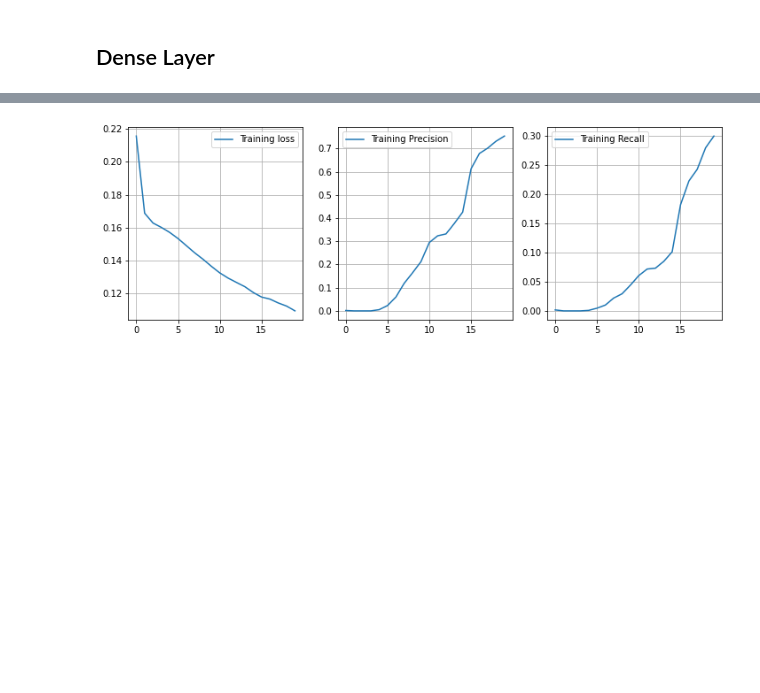
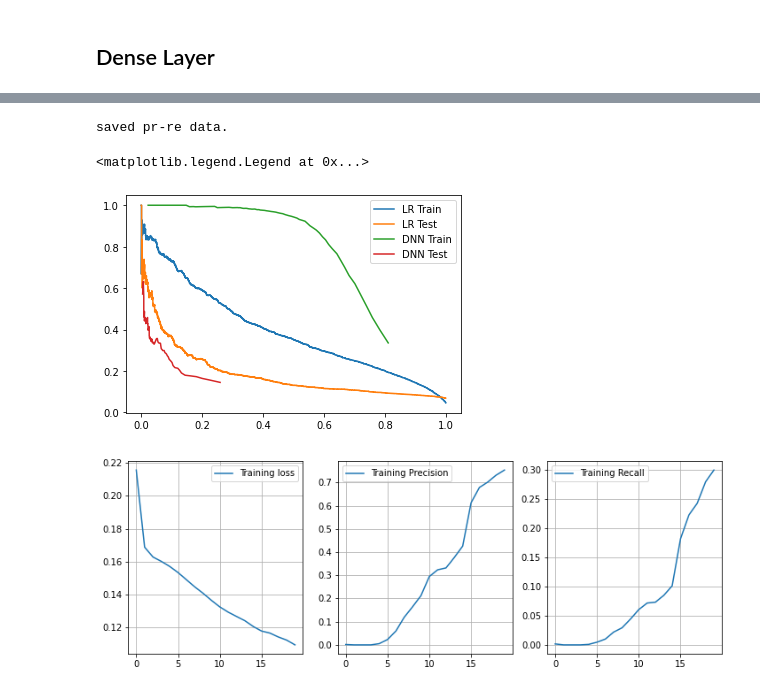
Before and after one commit to kungchinglin/erdos_bootcamp_2021, a Jupyter notebook: 03_predictive_models/modeling_GSK_7_Neural_Net.ipynb, the cells around one changed output, grey strips where cells are left out. Drawn from its saved outputs; the diff is of its cells as text; code cells hidden in the pictures; blank space fills up the shorter version.

```diff
--- a/03_predictive_models/modeling_GSK_7_Neural_Net.ipynb
+++ b/03_predictive_models/modeling_GSK_7_Neural_Net.ipynb
@@ -273,3 +416,24 @@ None
+# %%
+save_pr_data(model1, X_train, y_train, "pr_re_train_DNN.dat")
+save_pr_data(model1, X_test, y_test, "pr_re_test_DNN.dat")
+# %% [output]
+saved pr-re data.
+# %%
+pr_LR_train = np.loadtxt('pr_re_train.dat')
+pr_LR_test = np.loadtxt('pr_re_test.dat')
+pr_DN_train = np.loadtxt('pr_re_train_DNN.dat')
+pr_DN_test = np.loadtxt('pr_re_test_DNN.dat')
+# %%
+fig, ax = plt.subplots(1,1, figsize=(6,4))
+
+ax.plot(pr_LR_train[:,1], pr_LR_train[:,0], label="LR Train")
+ax.plot(pr_LR_test[:,1], pr_LR_test[:,0], label="LR Test")
+ax.plot(pr_DN_train[:,1], pr_DN_train[:,0], label="DNN Train")
+ax.plot(pr_DN_test[:,1], pr_DN_test[:,0], label="DNN Test")
+ax.legend()
+# %% [output]
+<matplotlib.legend.Legend at 0x...>
+[figure, added]
 # %%
 plt.figure(figsize=(12,4))
 plt.subplot(131)
```
Also changed, not shown: parts of 38 cells of this notebook, 2 other files.
